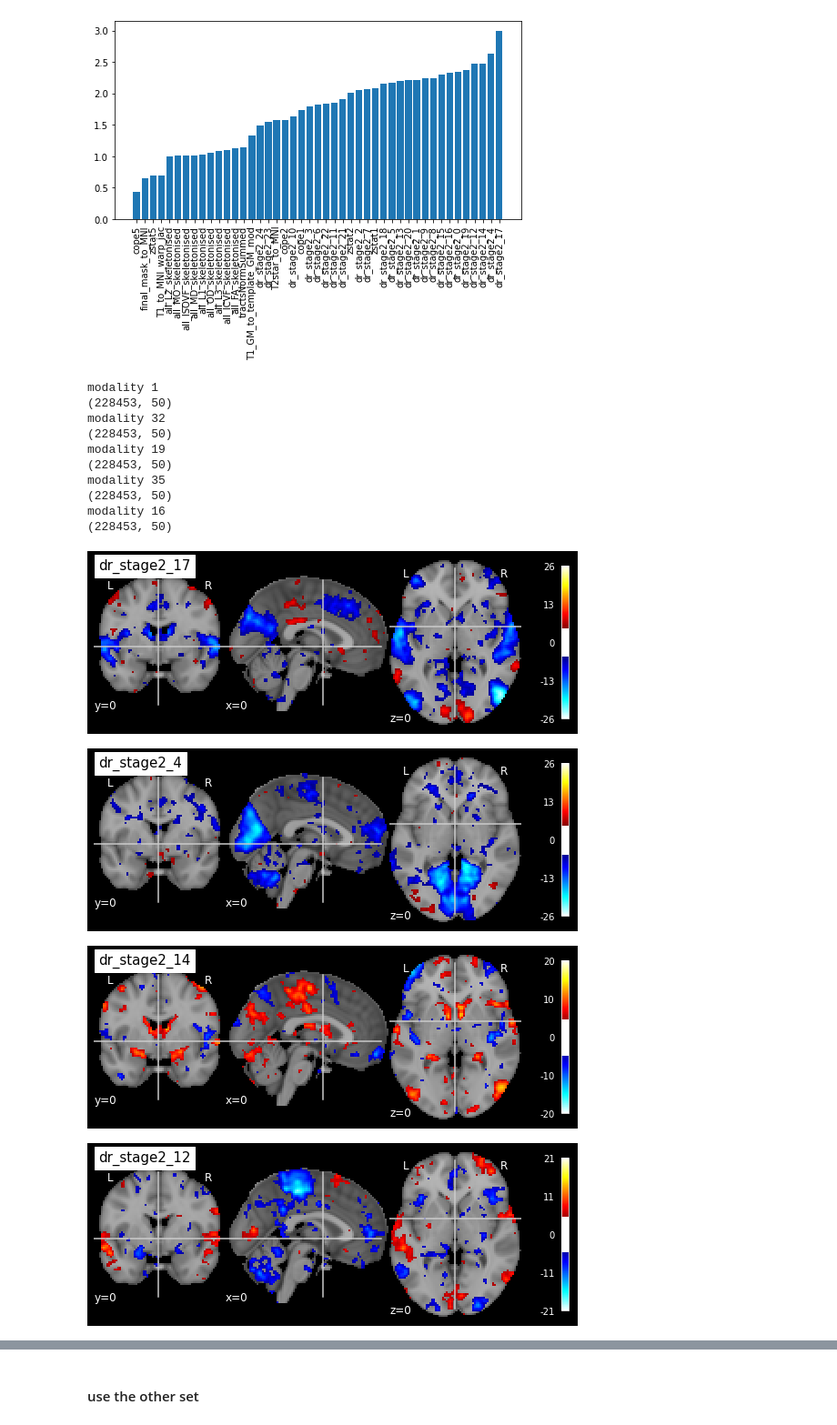
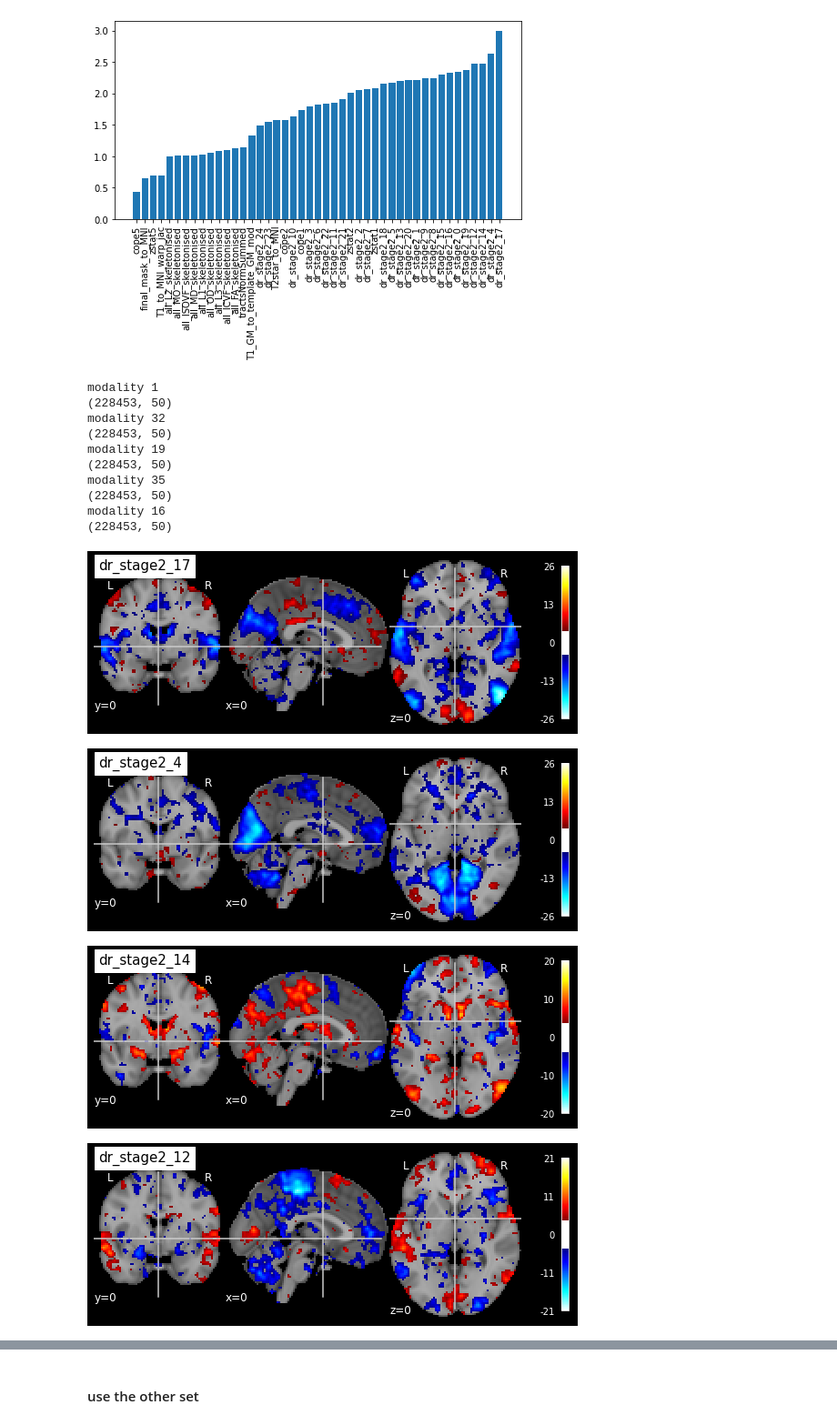
Before and after one commit to syzhang/bfl_extract, a Jupyter notebook: dev_paintype.ipynb, the cells around one changed output, grey strips where cells are left out. Shown: that part at 91% size. Drawn from its saved outputs; the diff is of its cells as text; code cells hidden in the pictures.

```diff
--- a/dev_paintype.ipynb
+++ b/dev_paintype.ipynb
@@ -276,19 +276,19 @@ top modalities       modalities
 # %%
 for mod in mod_ls:
     print(f'modality {mod}')
-    reshape_z, mask_path = load_modZ(data_dir, modality_num=mod, feature_num=top_feat, plot_threshold=5)
+    reshape_z, mask_path = load_modZ(data_dir, modality_num=mod, feature_num=top_feat, plot_threshold=4)
 # %% [output]
 modality 1
 (228453, 50)
 modality 32
 (228453, 50)
 modality 19
 (228453, 50)
 modality 35
 (228453, 50)
 modality 16
 (228453, 50)
-[figure, old version]
+[figure, new version]
-[figure, old version]
+[figure, new version]
-[figure, old version]
+[figure, new version]
-[figure, old version]
+[figure, new version]
```
Also changed, not shown: parts of 1 cell of this notebook, 6 other files.
